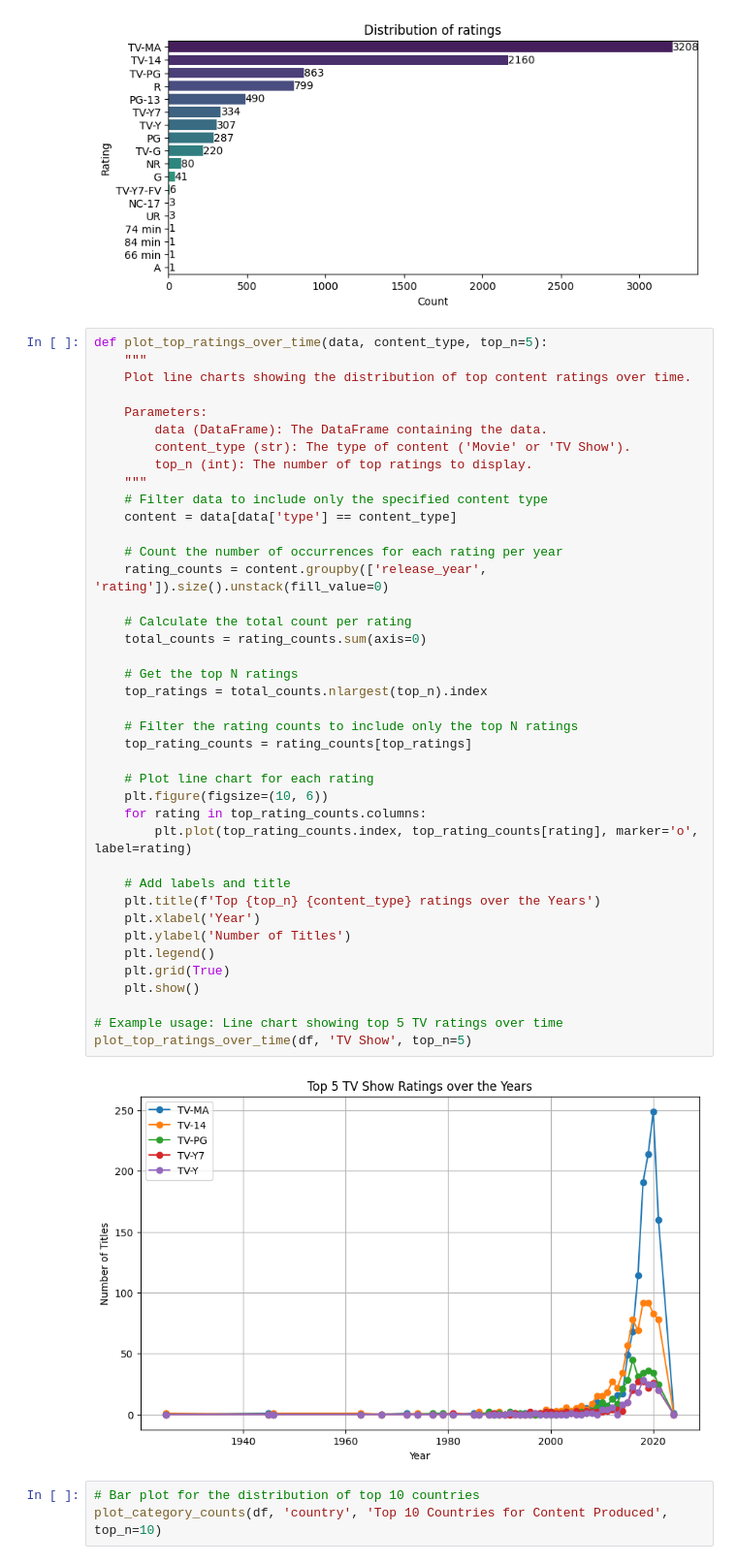
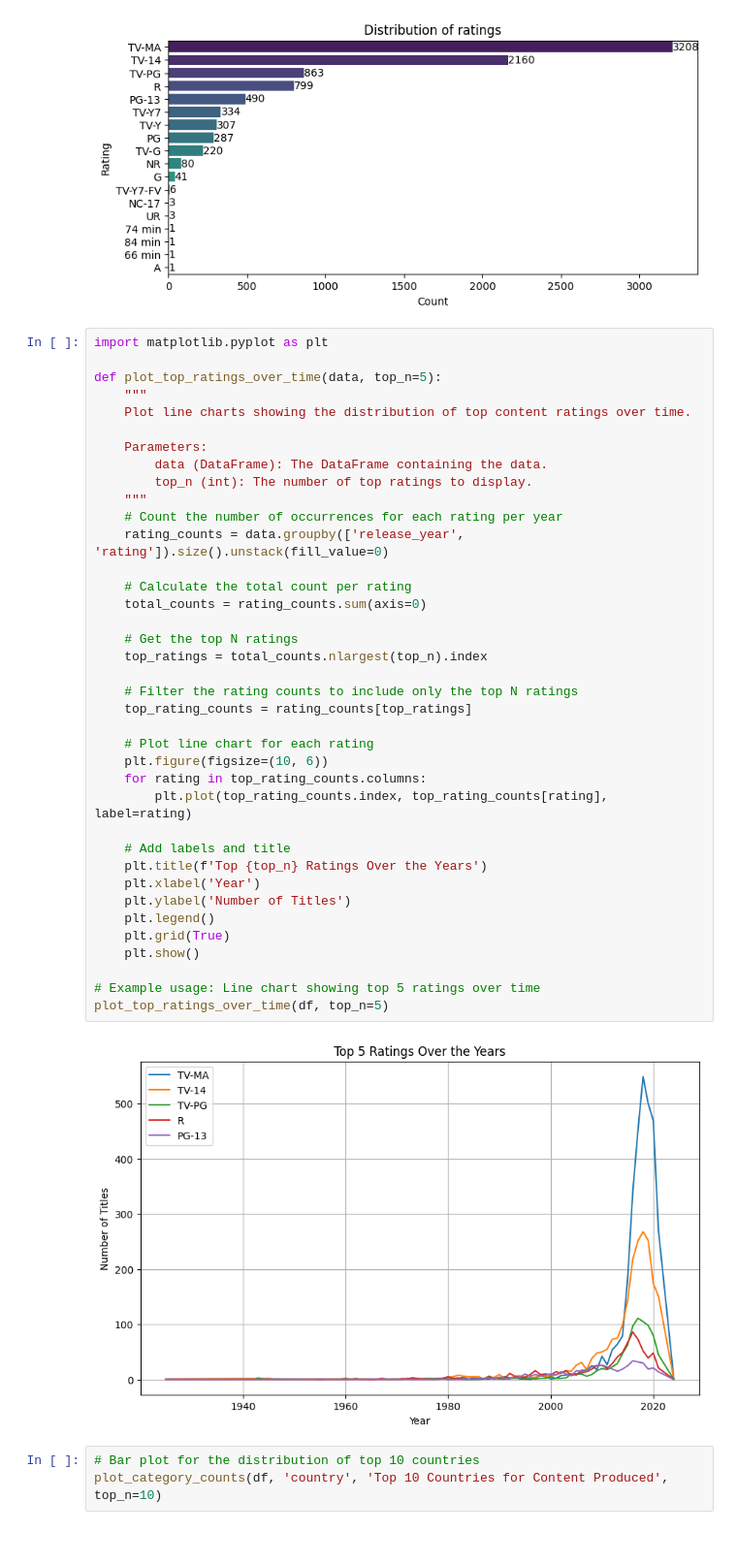
Before and after one commit to DarrenChooo/netflix_data, a Jupyter notebook: netflix.ipynb, the cells around one changed output. Shown: that part at 97% size. Cells and saved outputs as stored; diff of their text form.

```diff
--- a/netflix.ipynb
+++ b/netflix.ipynb
@@ -191,47 +191,45 @@ plot_category_counts(df, 'rating', 'Distribution of ratings')
 # %% [output]
 [figure]
 # %%
-def plot_top_ratings_over_time(data, content_type, top_n=5):
+import matplotlib.pyplot as plt
+
+def plot_top_ratings_over_time(data, top_n=5):
     """
     Plot line charts showing the distribution of top content ratings over time.
 
     Parameters:
         data (DataFrame): The DataFrame containing the data.
-        content_type (str): The type of content ('Movie' or 'TV Show').
         top_n (int): The number of top ratings to display.
     """
-    # Filter data to include only the specified content type
-    content = data[data['type'] == content_type]
-
     # Count the number of occurrences for each rating per year
-    rating_counts = content.groupby(['release_year', 'rating']).size().unstack(fill_value=0)
+    rating_counts = data.groupby(['release_year', 'rating']).size().unstack(fill_value=0)
 
     # Calculate the total count per rating
     total_counts = rating_counts.sum(axis=0)
 
     # Get the top N ratings
     top_ratings = total_counts.nlargest(top_n).index
 
     # Filter the rating counts to include only the top N ratings
     top_rating_counts = rating_counts[top_ratings]
 
     # Plot line chart for each rating
     plt.figure(figsize=(10, 6))
     for rating in top_rating_counts.columns:
-        plt.plot(top_rating_counts.index, top_rating_counts[rating], marker='o', label=rating)
+        plt.plot(top_rating_counts.index, top_rating_counts[rating], label=rating)
 
     # Add labels and title
-    plt.title(f'Top {top_n} {content_type} ratings over the Years')
+    plt.title(f'Top {top_n} Ratings Over the Years')
     plt.xlabel('Year')
     plt.ylabel('Number of Titles')
     plt.legend()
     plt.grid(True)
     plt.show()
 
-# Example usage: Line chart showing top 5 TV ratings over time
-plot_top_ratings_over_time(df, 'TV Show', top_n=5)
+# Example usage: Line chart showing top 5 ratings over time
+plot_top_ratings_over_time(df, top_n=5)
 # %% [output]
-[figure, old version]
+[figure, new version]
 # %%
 # Bar plot for the distribution of top 10 countries
 plot_category_counts(df, 'country', 'Top 10 Countries for Content Produced', top_n=10)
```
Also changed, not shown: parts of 3 cells of this notebook, 1 other file.
